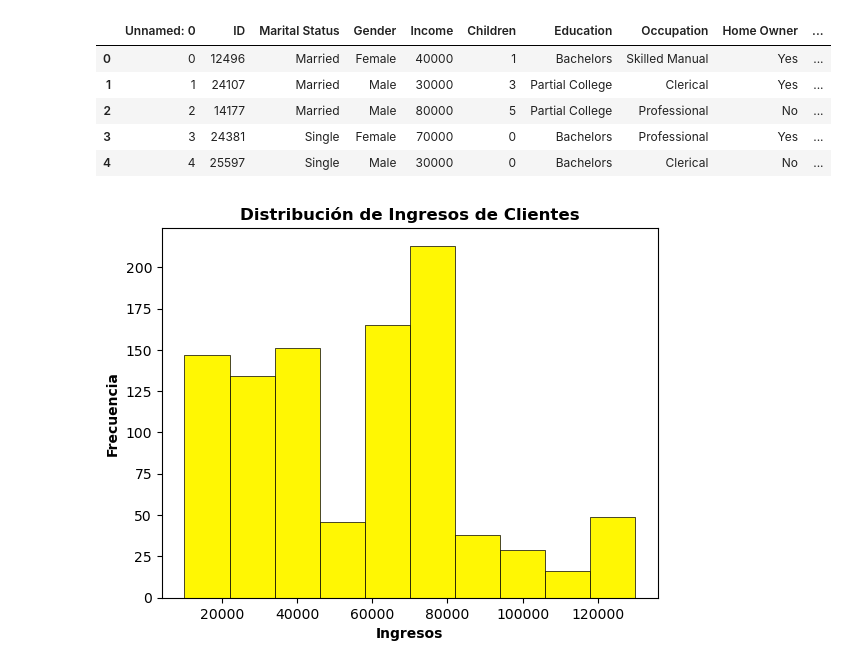
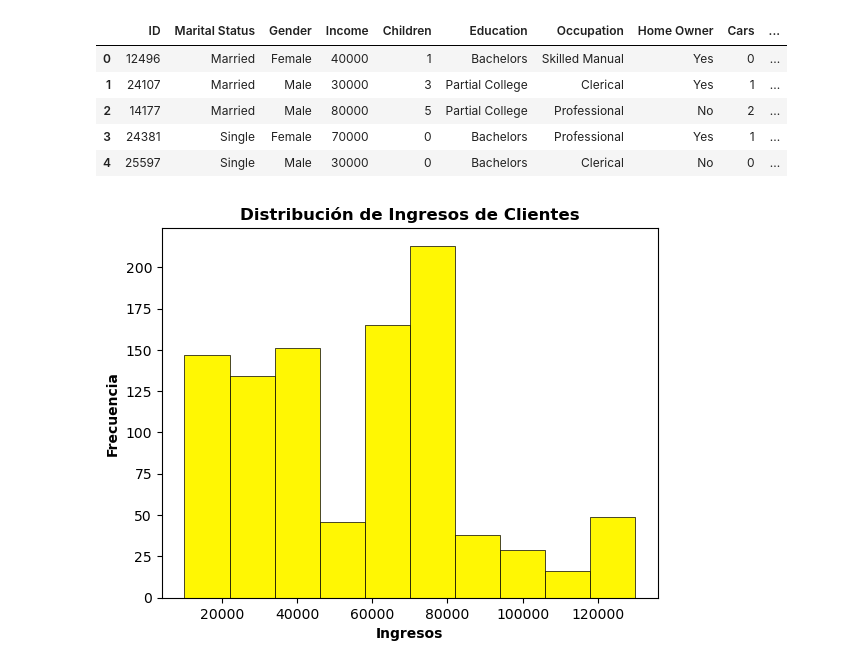
Before and after one commit to ZoroAZ/FDS-2023-1-CC52, a Jupyter notebook: code/Gráficos.ipynb, the cells around one changed output. Cells and saved outputs as stored; diff of their text form; code cells hidden in the pictures.

```diff
--- a/code/Gráficos.ipynb
+++ b/code/Gráficos.ipynb
@@ -5,14 +5,15 @@ import matplotlib.pyplot as plt
 # %%
 data = pd.read_csv("../data/bike_buyers_limpio.csv")
 # %%
+data.drop('Unnamed: 0', inplace = True, axis = 1)
 data.head()
 # %% [output]
-|  | Unnamed: 0 | ID | Marital Status | Gender | Income | Children | Education | Occupation | Home Owner | ... |
-| 0 | 0 | 12496 | Married | Female | 40000 | 1 | Bachelors | Skilled Manual | Yes | ... |
-| 1 | 1 | 24107 | Married | Male | 30000 | 3 | Partial College | Clerical | Yes | ... |
-| 2 | 2 | 14177 | Married | Male | 80000 | 5 | Partial College | Professional | No | ... |
-| 3 | 3 | 24381 | Single | Female | 70000 | 0 | Bachelors | Professional | Yes | ... |
-| 4 | 4 | 25597 | Single | Male | 30000 | 0 | Bachelors | Clerical | No | ... |
+|  | ID | Marital Status | Gender | Income | Children | Education | Occupation | Home Owner | Cars | ... |
+| 0 | 12496 | Married | Female | 40000 | 1 | Bachelors | Skilled Manual | Yes | 0 | ... |
+| 1 | 24107 | Married | Male | 30000 | 3 | Partial College | Clerical | Yes | 1 | ... |
+| 2 | 14177 | Married | Male | 80000 | 5 | Partial College | Professional | No | 2 | ... |
+| 3 | 24381 | Single | Female | 70000 | 0 | Bachelors | Professional | Yes | 1 | ... |
+| 4 | 25597 | Single | Male | 30000 | 0 | Bachelors | Clerical | No | 0 | ... |
 # %%
 plt.hist(data['Income'], bins = 10, edgecolor = 'black', linewidth = 0.5, color = '#FFF703')
 plt.xlabel('Ingresos', weight = 'bold')
```
Also changed, not shown: parts of 4 cells of this notebook.
